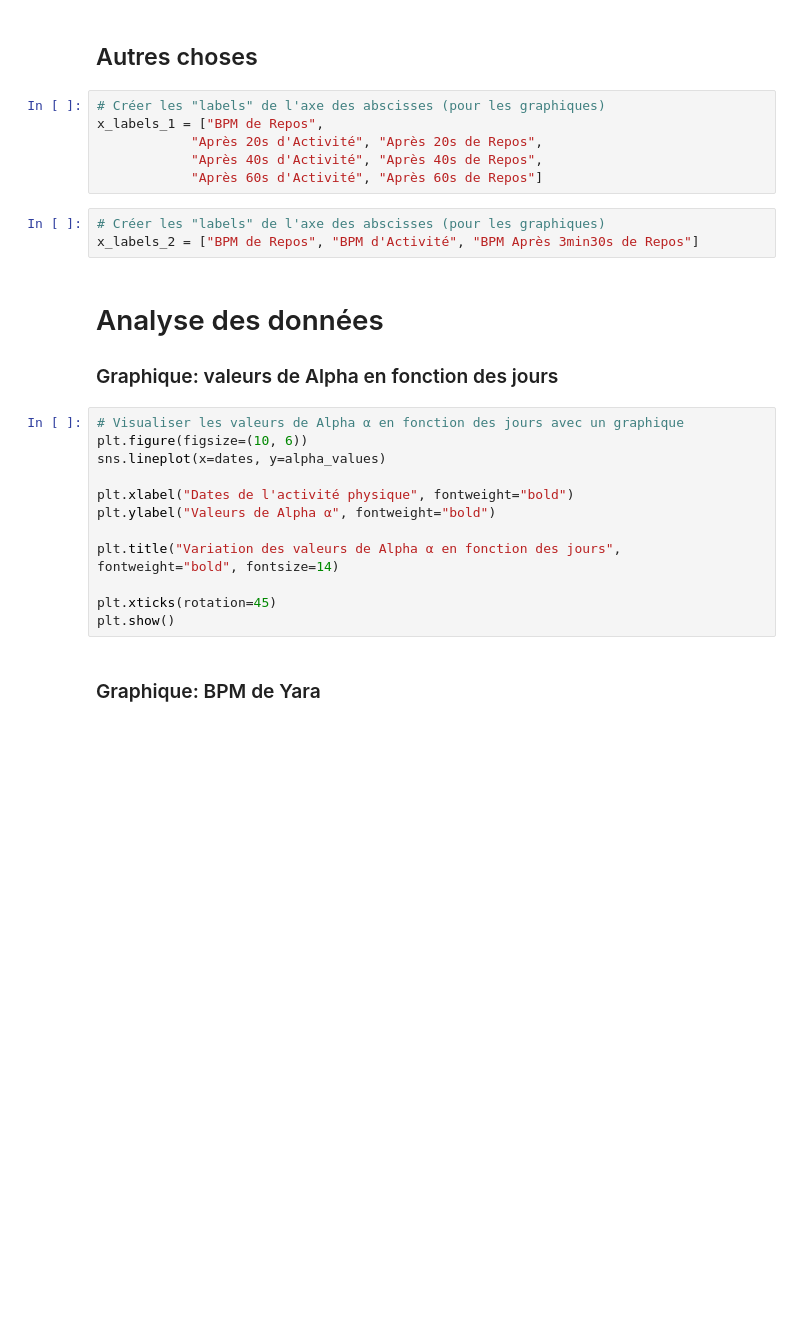
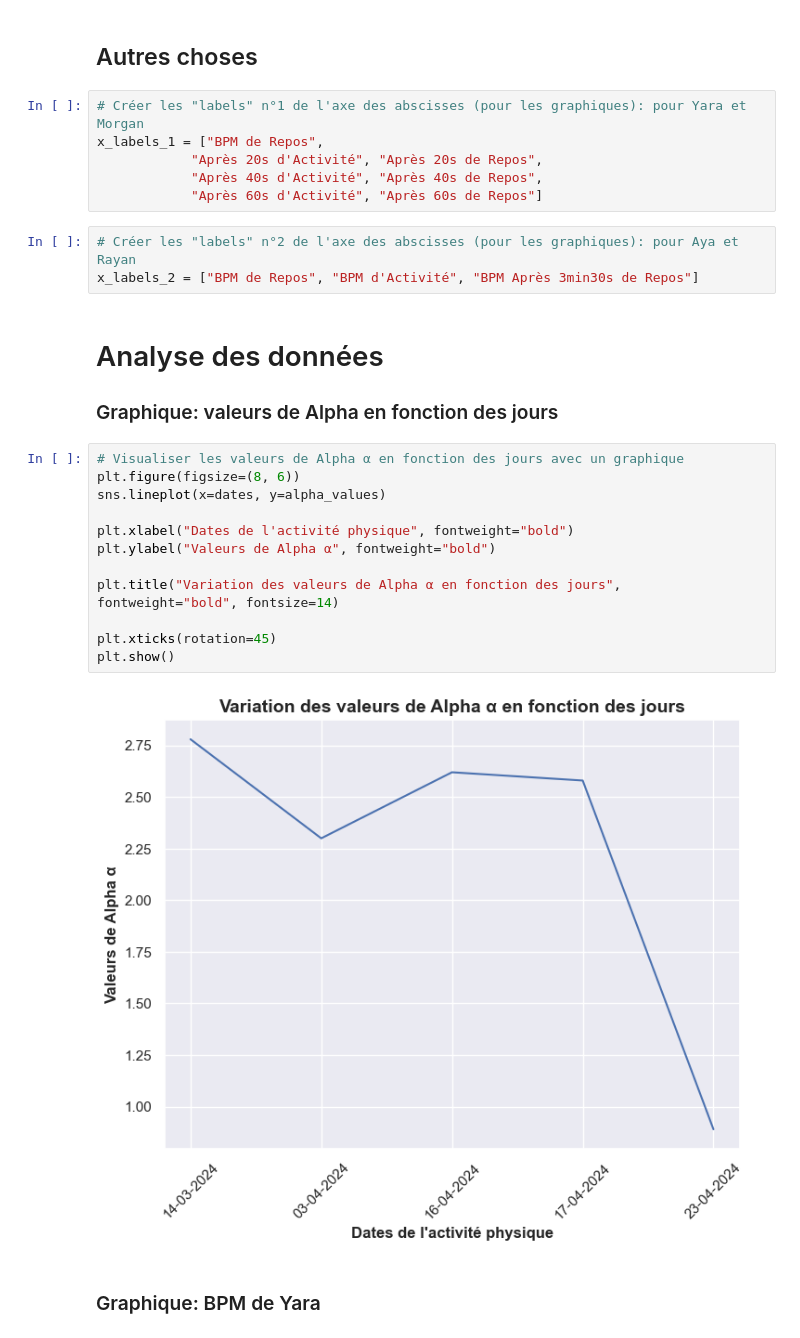
Before and after one commit to Kibalchish47/CalisphAir-LFLV-2023, a Jupyter notebook: code version 2 (new)/visualisation de données.ipynb, the cells around one changed output. Cells and saved outputs as stored; diff of their text form; blank space fills up the shorter version.

```diff
--- a/code version 2 (new)/visualisation de données.ipynb
+++ b/code version 2 (new)/visualisation de données.ipynb
@@ -167,29 +242,31 @@ for i in range(len(athlete_results_morgan_after60s_exercise)):
 # %% [markdown]
 ## Autres choses
 # %%
-# Créer les "labels" de l'axe des abscisses (pour les graphiques)
+# Créer les "labels" n°1 de l'axe des abscisses (pour les graphiques): pour Yara et Morgan
 x_labels_1 = ["BPM de Repos",
             "Après 20s d'Activité", "Après 20s de Repos",
             "Après 40s d'Activité", "Après 40s de Repos",
             "Après 60s d'Activité", "Après 60s de Repos"]
 # %%
-# Créer les "labels" de l'axe des abscisses (pour les graphiques)
+# Créer les "labels" n°2 de l'axe des abscisses (pour les graphiques): pour Aya et Rayan
 x_labels_2 = ["BPM de Repos", "BPM d'Activité", "BPM Après 3min30s de Repos"]
 # %% [markdown]
 # Analyse des données
 ### Graphique: valeurs de Alpha en fonction des jours
 # %%
 # Visualiser les valeurs de Alpha α en fonction des jours avec un graphique
-plt.figure(figsize=(10, 6))
+plt.figure(figsize=(8, 6))
 sns.lineplot(x=dates, y=alpha_values)
 
 plt.xlabel("Dates de l'activité physique", fontweight="bold")
 plt.ylabel("Valeurs de Alpha α", fontweight="bold")
 
 plt.title("Variation des valeurs de Alpha α en fonction des jours", fontweight="bold", fontsize=14)
 
 plt.xticks(rotation=45)
 plt.show()
+# %% [output]
+[figure, added]
 # %% [markdown]
 ### Graphique: BPM de Yara
 # %%
```
Also changed, not shown: parts of 32 cells of this notebook, 1 other file.
